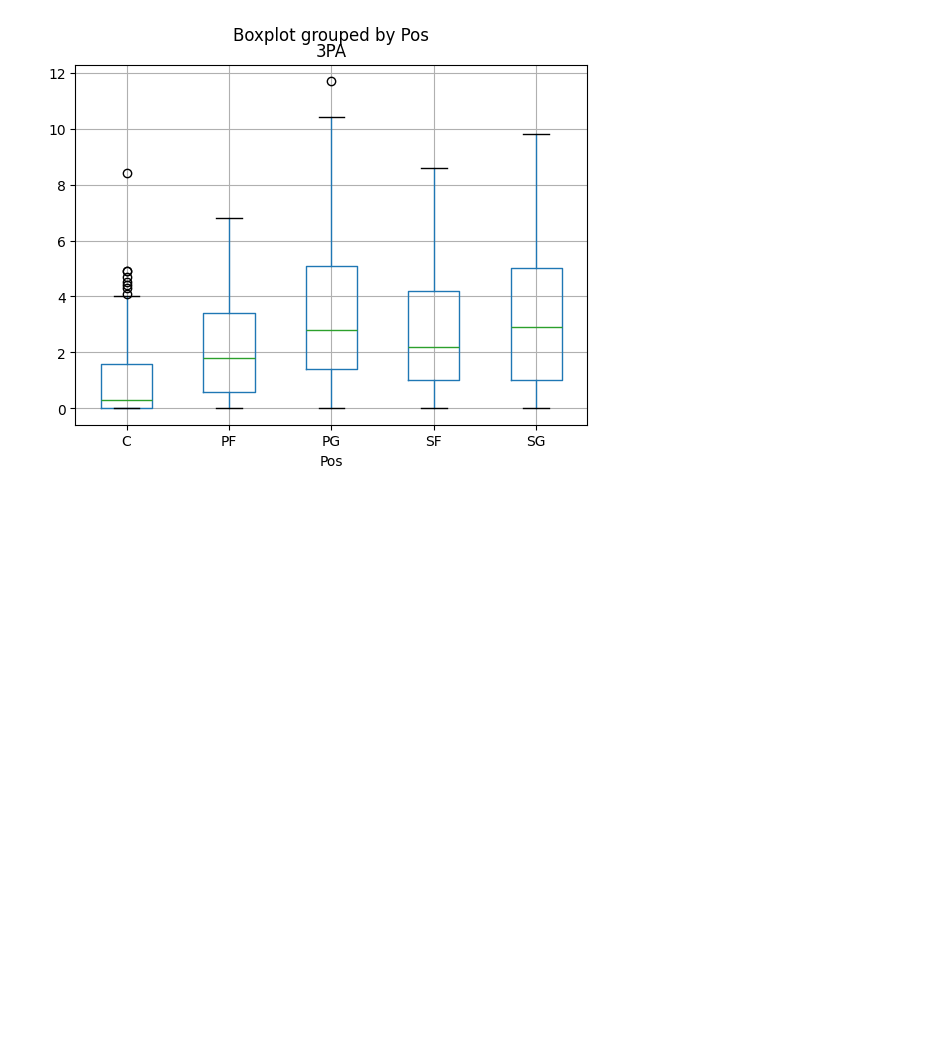
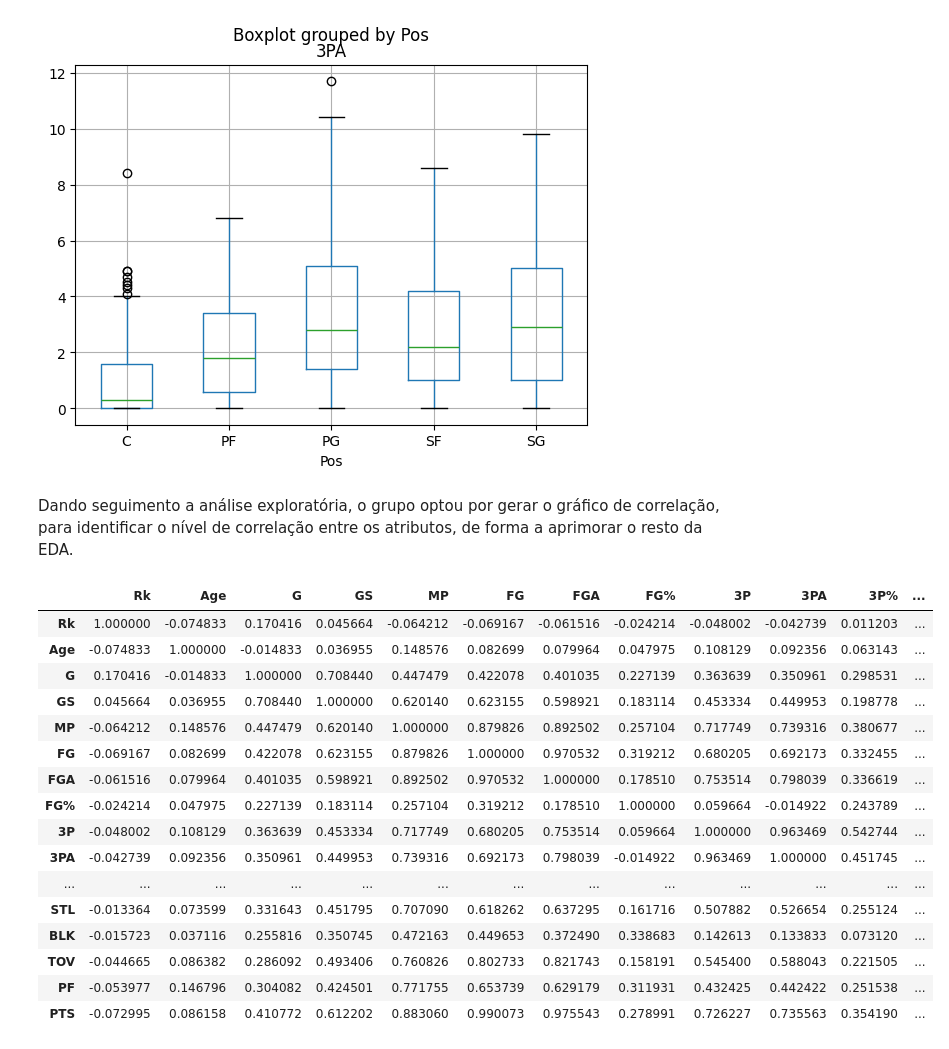
Before and after one commit to EngSoftwareABL/ProjetoAC2_ReconhecimentoPadr-es, a Jupyter notebook: Dataset_NBA.ipynb, the cells around one changed output. Cells and saved outputs as stored; diff of their text form; code cells hidden in the pictures; blank space fills up the shorter version.

Commit message:
adicionando tabela de correlação - NBA

```diff
--- a/Dataset_NBA.ipynb
+++ b/Dataset_NBA.ipynb
@@ -168,3 +168,5 @@ df_total.boxplot(column='3PA', by='Pos')
 # %% [output]
 <Axes: title={'center': '3PA'}, xlabel='Pos'>
 [figure]
+# %% [markdown]
+Dando seguimento a análise exploratória, o grupo optou por gerar o gráfico de correlação, para identificar o nível de correlação entre os atributos, de forma a aprimorar o resto da EDA.
@@ -170,0 +176,20 @@ df_total.boxplot(column='3PA', by='Pos')
+# %%
+df_total.corr(numeric_only=True).style.background_gradient(cmap= 'magma')
+# %% [output]
+|  | Rk | Age | G | GS | MP | FG | FGA | FG% | 3P | 3PA | 3P% | ... |
+| Rk | 1.000000 | -0.074833 | 0.170416 | 0.045664 | -0.064212 | -0.069167 | -0.061516 | -0.024214 | -0.048002 | -0.042739 | 0.011203 | ... |
+| Age | -0.074833 | 1.000000 | -0.014833 | 0.036955 | 0.148576 | 0.082699 | 0.079964 | 0.047975 | 0.108129 | 0.092356 | 0.063143 | ... |
+| G | 0.170416 | -0.014833 | 1.000000 | 0.708440 | 0.447479 | 0.422078 | 0.401035 | 0.227139 | 0.363639 | 0.350961 | 0.298531 | ... |
+| GS | 0.045664 | 0.036955 | 0.708440 | 1.000000 | 0.620140 | 0.623155 | 0.598921 | 0.183114 | 0.453334 | 0.449953 | 0.198778 | ... |
+| MP | -0.064212 | 0.148576 | 0.447479 | 0.620140 | 1.000000 | 0.879826 | 0.892502 | 0.257104 | 0.717749 | 0.739316 | 0.380677 | ... |
+| FG | -0.069167 | 0.082699 | 0.422078 | 0.623155 | 0.879826 | 1.000000 | 0.970532 | 0.319212 | 0.680205 | 0.692173 | 0.332455 | ... |
+| FGA | -0.061516 | 0.079964 | 0.401035 | 0.598921 | 0.892502 | 0.970532 | 1.000000 | 0.178510 | 0.753514 | 0.798039 | 0.336619 | ... |
+| FG% | -0.024214 | 0.047975 | 0.227139 | 0.183114 | 0.257104 | 0.319212 | 0.178510 | 1.000000 | 0.059664 | -0.014922 | 0.243789 | ... |
+| 3P | -0.048002 | 0.108129 | 0.363639 | 0.453334 | 0.717749 | 0.680205 | 0.753514 | 0.059664 | 1.000000 | 0.963469 | 0.542744 | ... |
+| 3PA | -0.042739 | 0.092356 | 0.350961 | 0.449953 | 0.739316 | 0.692173 | 0.798039 | -0.014922 | 0.963469 | 1.000000 | 0.451745 | ... |
+| ... | ... | ... | ... | ... | ... | ... | ... | ... | ... | ... | ... | ... |
+| STL | -0.013364 | 0.073599 | 0.331643 | 0.451795 | 0.707090 | 0.618262 | 0.637295 | 0.161716 | 0.507882 | 0.526654 | 0.255124 | ... |
+| BLK | -0.015723 | 0.037116 | 0.255816 | 0.350745 | 0.472163 | 0.449653 | 0.372490 | 0.338683 | 0.142613 | 0.133833 | 0.073120 | ... |
+| TOV | -0.044665 | 0.086382 | 0.286092 | 0.493406 | 0.760826 | 0.802733 | 0.821743 | 0.158191 | 0.545400 | 0.588043 | 0.221505 | ... |
+| PF | -0.053977 | 0.146796 | 0.304082 | 0.424501 | 0.771755 | 0.653739 | 0.629179 | 0.311931 | 0.432425 | 0.442422 | 0.251538 | ... |
+| PTS | -0.072995 | 0.086158 | 0.410772 | 0.612202 | 0.883060 | 0.990073 | 0.975543 | 0.278991 | 0.726227 | 0.735563 | 0.354190 | ... |
```
Also changed, not shown: parts of 1 cell of this notebook.
